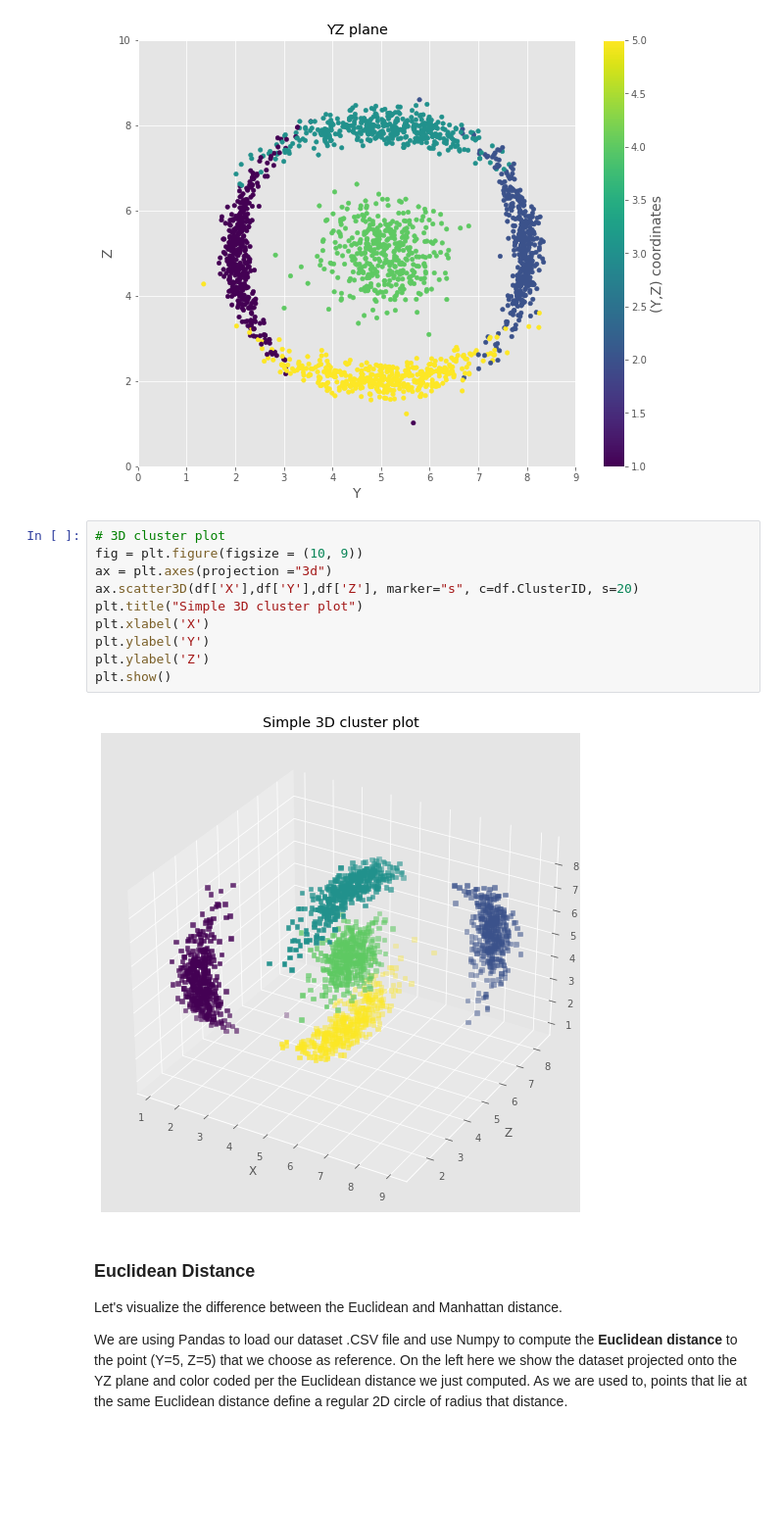
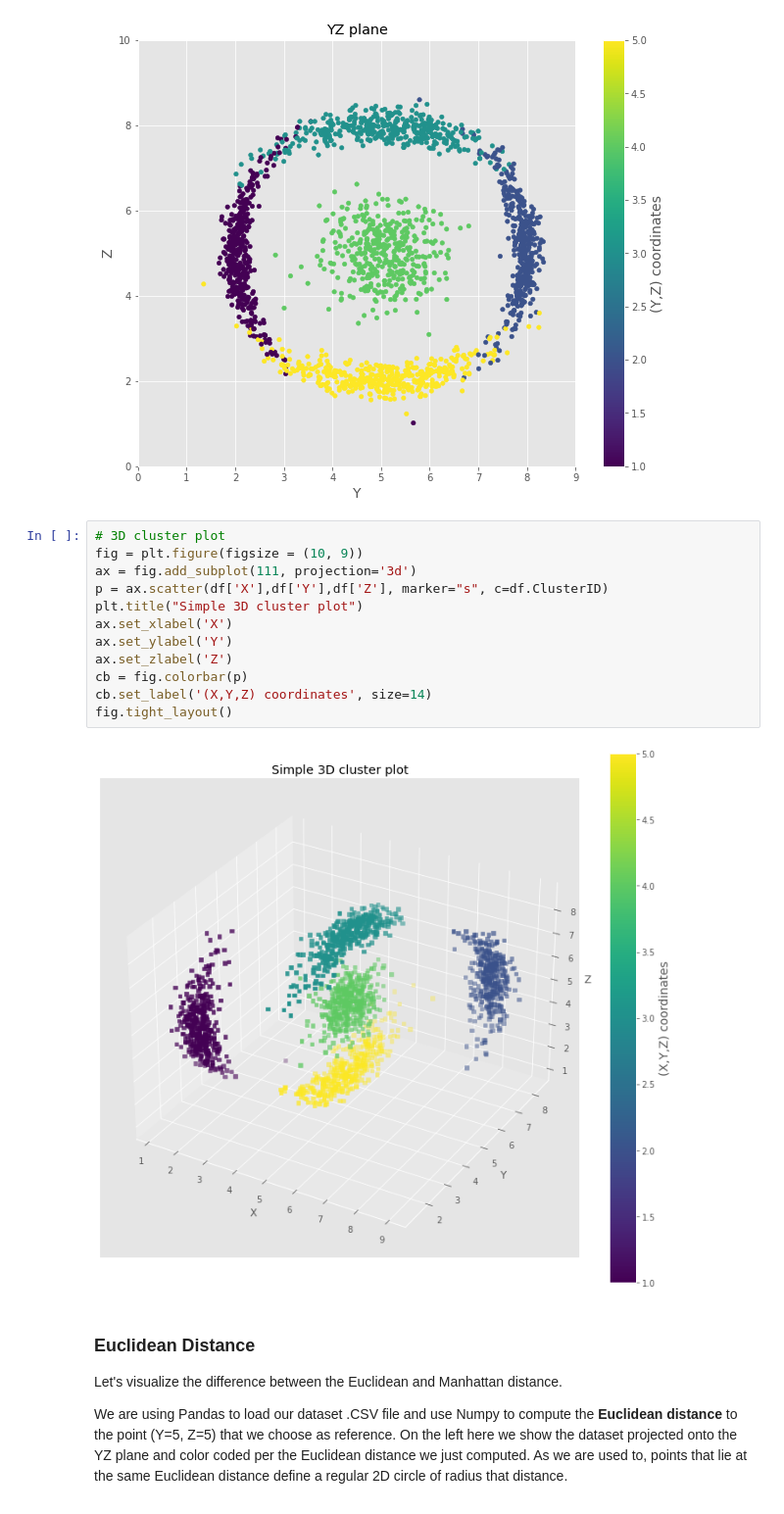
Before and after one commit to sonjoydasphd/DataScienceProjects, a Jupyter notebook: Euclidean_and_Manhattan_Distances.ipynb, the cells around one changed output. Shown: that part at 98% size. Saved outputs shown, nothing was run; the diff lists cells and outputs as text; blank space fills up the shorter version.

Commit message:
2nd commit - Improved 3D cluster plot

```diff
--- a/Euclidean_and_Manhattan_Distances.ipynb
+++ b/Euclidean_and_Manhattan_Distances.ipynb
@@ -68,15 +68,17 @@ plt.show()
 # %%
 # 3D cluster plot
 fig = plt.figure(figsize = (10, 9))
-ax = plt.axes(projection ="3d")
-ax.scatter3D(df['X'],df['Y'],df['Z'], marker="s", c=df.ClusterID, s=20)
+ax = fig.add_subplot(111, projection='3d')
+p = ax.scatter(df['X'],df['Y'],df['Z'], marker="s", c=df.ClusterID)
 plt.title("Simple 3D cluster plot")
-plt.xlabel('X')
-plt.ylabel('Y')
-plt.ylabel('Z')
-plt.show()
+ax.set_xlabel('X')
+ax.set_ylabel('Y')
+ax.set_zlabel('Z')
+cb = fig.colorbar(p)
+cb.set_label('(X,Y,Z) coordinates', size=14)
+fig.tight_layout()
 # %% [output]
-[figure, old version]
+[figure, new version]
 # %% [markdown]
 ### Euclidean Distance
 
```
Also changed, not shown: parts of 1 cell of this notebook, 1 other file.
